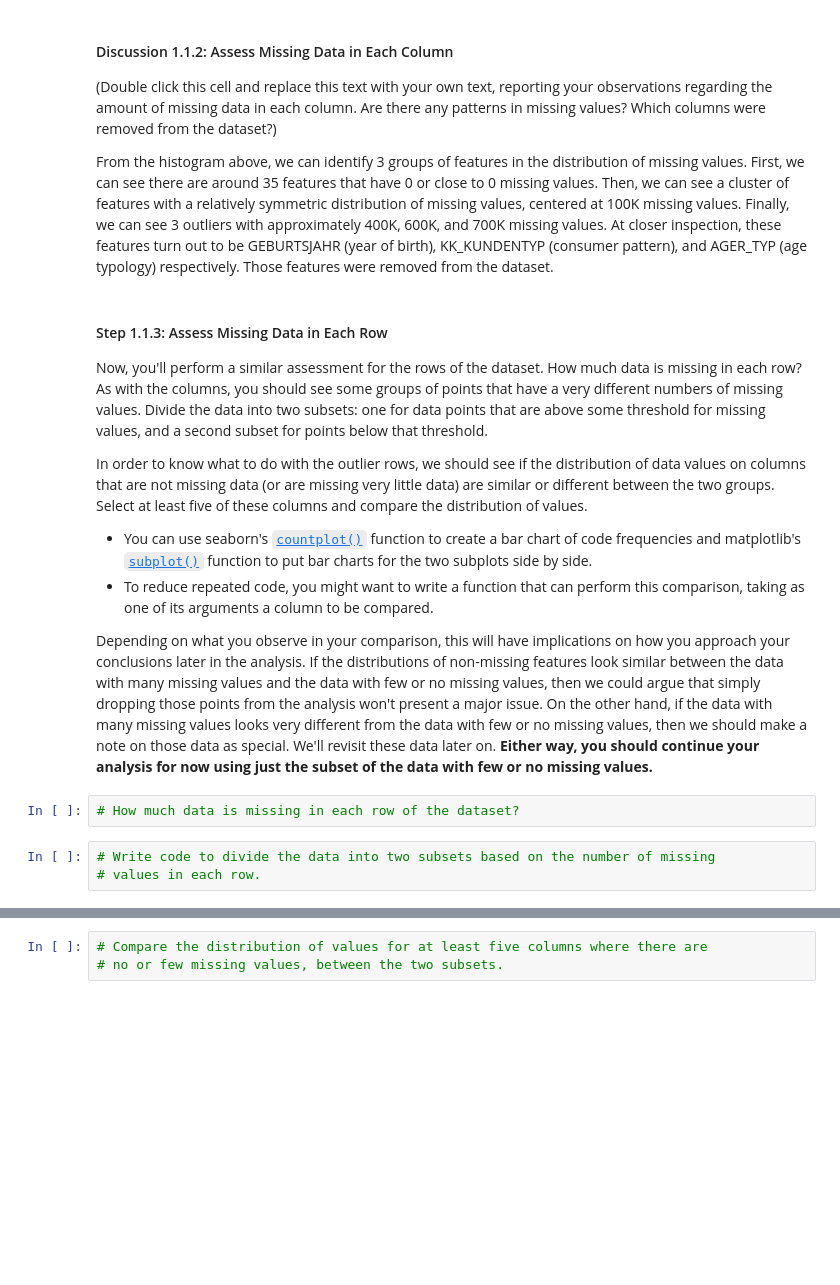
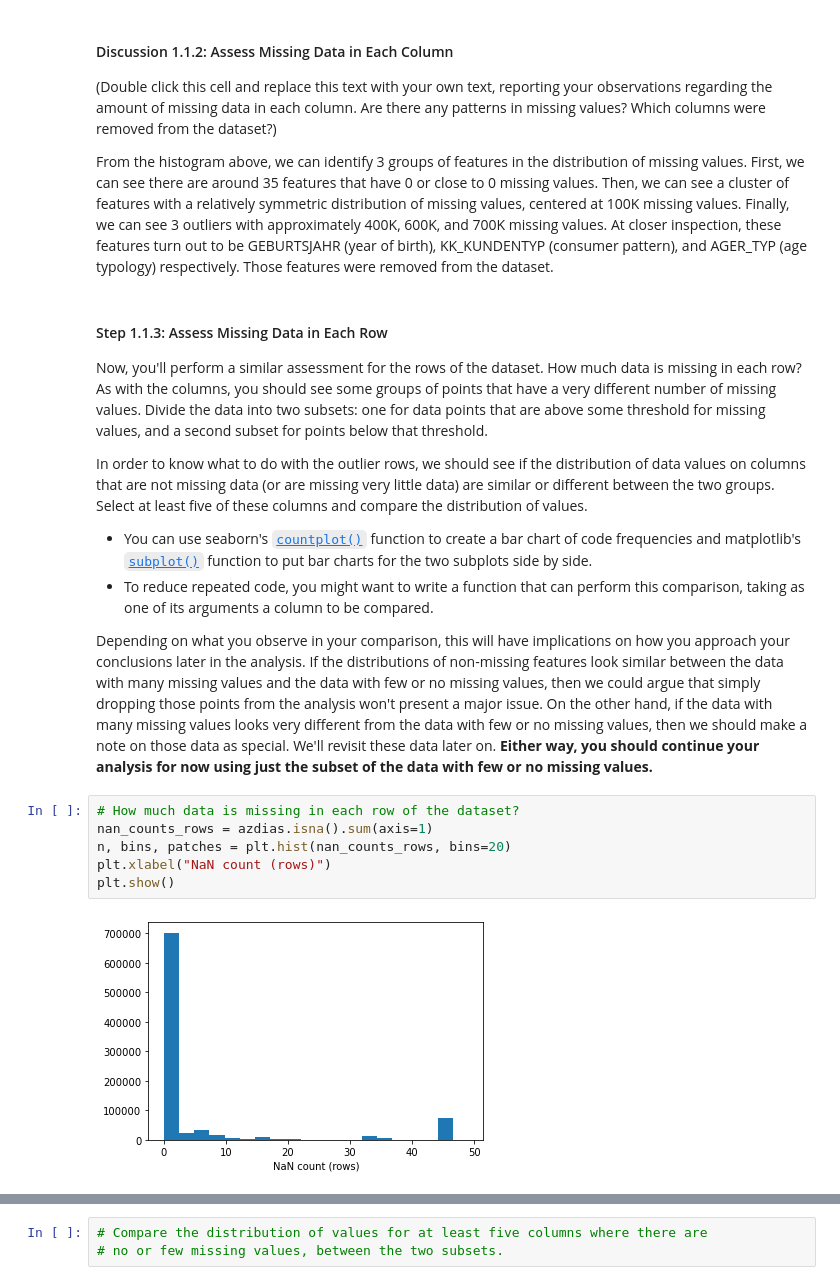
Before and after one commit to alexgeorgousis/customer-segments, a Jupyter notebook: Identify_Customer_Segments.ipynb, the cells around one changed output, grey strips where cells are left out. Cells and saved outputs as stored; diff of their text form; blank space fills up the shorter version.

```diff
--- a/Identify_Customer_Segments.ipynb
+++ b/Identify_Customer_Segments.ipynb
@@ -160,7 +160,7 @@ From the histogram above, we can identify 3 groups of features in the distributi
 # %% [markdown]
 #### Step 1.1.3: Assess Missing Data in Each Row
 
-Now, you'll perform a similar assessment for the rows of the dataset. How much data is missing in each row? As with the columns, you should see some groups of points that have a very different numbers of missing values. Divide the data into two subsets: one for data points that are above some threshold for missing values, and a second subset for points below that threshold.
+Now, you'll perform a similar assessment for the rows of the dataset. How much data is missing in each row? As with the columns, you should see some groups of points that have a very different number of missing values. Divide the data into two subsets: one for data points that are above some threshold for missing values, and a second subset for points below that threshold.
 
 In order to know what to do with the outlier rows, we should see if the distribution of data values on columns that are not missing data (or are missing very little data) are similar or different between the two groups. Select at least five of these columns and compare the distribution of values.
 - You can use seaborn's [`countplot()`](https://seaborn.pydata.org/generated/seaborn.countplot.html) function to create a bar chart of code frequencies and matplotlib's [`subplot()`](https://matplotlib.org/api/_as_gen/matplotlib.pyplot.subplot.html) function to put bar charts for the two subplots side by side.
@@ -169,6 +169,9 @@ In order to know what to do with the outlier rows, we should see if the distribu
 Depending on what you observe in your comparison, this will have implications on how you approach your conclusions later in the analysis. If the distributions of non-missing features look similar between the data with many missing values and the data with few or no missing values, then we could argue that simply dropping those points from the analysis won't present a major issue. On the other hand, if the data with many missing values looks very different from the data with few or no missing values, then we should make a note on those data as special. We'll revisit these data later on. **Either way, you should continue your analysis for now using just the subset of the data with few or no missing values.**
 # %%
 # How much data is missing in each row of the dataset?
+nan_counts_rows = azdias.isna().sum(axis=1)
+n, bins, patches = plt.hist(nan_counts_rows, bins=20)
+plt.xlabel("NaN count (rows)")
+plt.show()
+# %% [output]
+[figure, added]
-# %%
-# Write code to divide the data into two subsets based on the number of missing
-# values in each row.
```
Also changed, not shown: parts of 3 cells of this notebook.
